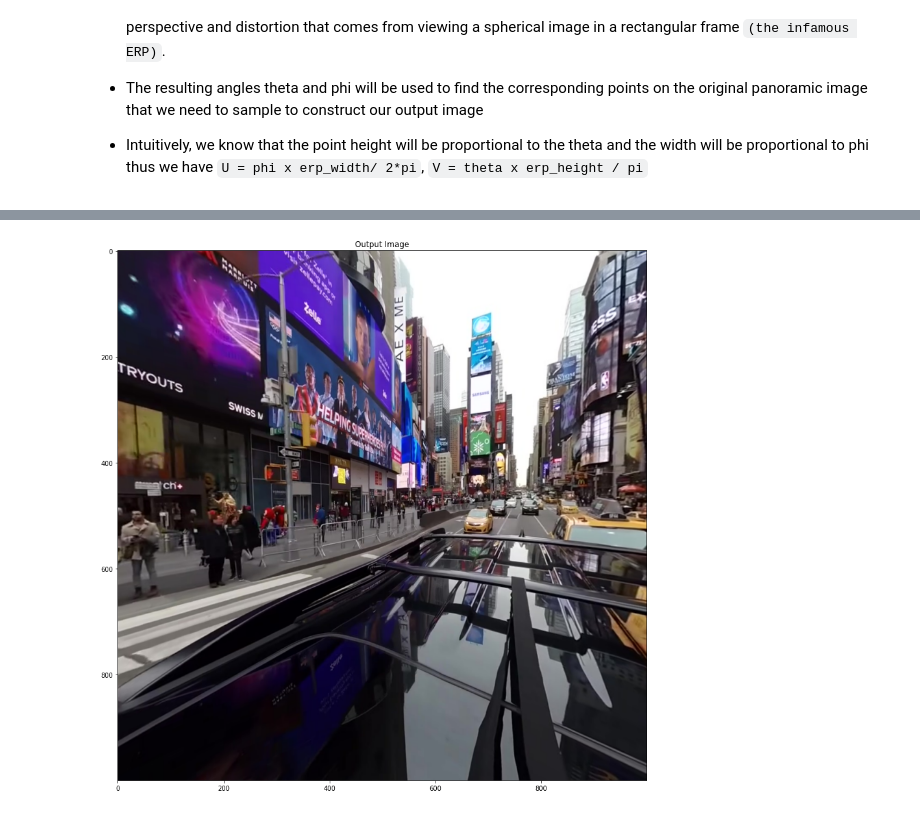
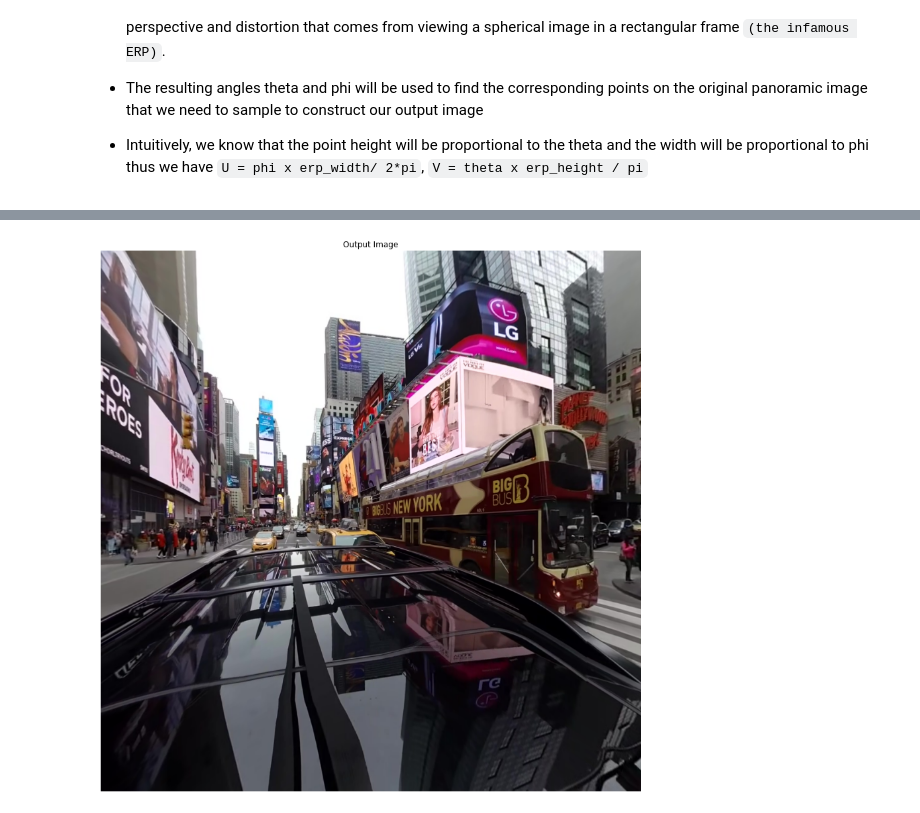
Before and after one commit to Aarsh2001/OmniTrack, a Jupyter notebook: scripts/pano_to_plane.ipynb, the cells around one changed output, grey strips where cells are left out. Cells and saved outputs as stored; diff of their text form; code cells hidden in the pictures.

Commit message:
master's thesis combined code

```diff
--- a/scripts/pano_to_plane.ipynb
+++ b/scripts/pano_to_plane.ipynb
@@ -164,8 +210,8 @@ class TangentialProjector:
 
 
 # Usage example
-bbox_coords = [35, 750,  250, 500]
-erp_image_path = '/Users/aarsh/Desktop/CGVI/Thesis/Data/Test_3840x1920/0018/image/000580.jpg'
+bbox_coords = [40, 750,  569, 434]
+erp_image_path = '/Users/aarsh/Desktop/CGVI/Thesis/Data/Test_3840x1920/0018/image/000602.jpg'
 erp_image = cv2.cvtColor(cv2.imread(erp_image_path), cv2.COLOR_BGR2RGB)
 height, width, _ = erp_image.shape
 erp_with_bbox = draw_bbox(erp_image, bbox_coords, thickness=5)
@@ -180,14 +226,14 @@ if proximity_dict:
 
 
 # Create the PanoramaProjector object
-projector = TangentialProjector(erp_image, bbox_coords, FOV=90, direction=direction)
+projector = TangentialProjector(erp_image, bbox_coords, FOV=110, direction=direction)
 
 start = time.time()
 # Generate the plane image from the panorama
 output_image = projector.project()
 
 # Example bounding box coordinates detected in the Tangential Projection Crop
-x, y, w, h = [100, 200, 500, 200]  # Example coordinates (x, y, w, h)
+x, y, w, h = [100, 20, 500, 500]  # Example coordinates (x, y, w, h)
 
 # u_coords, v_coords = np.meshgrid(np.arange(x, x + w + 1), np.arange(y, y + h + 1))
 # plane_coords = np.vstack((u_coords.ravel(), v_coords.ravel())).T
@@ -205,73 +251,35 @@ pano_coords = projector.inverse_project(corners)
 pano_coords_min = np.min(pano_coords, axis=0)
 pano_coords_max = np.max(pano_coords, axis=0)
 
-wrap_case=False
-if pano_coords_max[0] - pano_coords_min[0] > width//2:
-    wrap_case = True
 
-if wrap_case:
-    box_1 = [0, pano_coords_min[1], pano_coords_min[0], pano_coords_max[1] - pano_coords_min[1]]
-    box_2 = [pano_coords_max[0], pano_coords_max[1], width - pano_coords_max[0], pano_coords_min[1] - pano_coords_max[1]]
-    erp_remapped_with_bbox = draw_bbox(erp_remapped, clip_box(box_1, (height, width)), thickness=10)
-    erp_remapped_with_bbox = draw_bbox(erp_remapped_with_bbox, box_2, thickness=10)
-
-
-
-# Plot the ERP image
-# plt.figure(figsize=(15, 15))
-# plt.imshow(erp_image)
-# plt.scatter(pano_coords[:, 0], pano_coords[:, 1], color='red', s=100, marker='x')
-# plt.title('ERP with Corners Marked')
-# plt.show()
-
-
-
-# # Convert coordinates to integers
-
-# # Find the min and max coordinates for the bounding box in the ERP
-
-
-# print(pano_coords_max)
-# threshold = 10
-# wrap_case = False
-# if pano_coords_min[0] < threshold and pano_coords_max[0] > (width - threshold):
-#     wrap_case = True
-
-
-# if wrap_case:
-#     predictions_on_erp_1 = [threshold - pano_coords_min[0], pano_coords_min[1], pano_coords_min[0] , pano_coords_max[1] - pano_coords_min[1]]
-#     predictions_on_erp_2 = [pano_coords_max[0], pano_coords_min[1], width - pano_coords_max[0], pano_coords_max[1] - pano_coords_min[1]]
-#     print(predictions_on_erp_1, predictions_on_erp_2)
-#     erp_remapped_with_bbox = draw_bbox(erp_remapped, predictions_on_erp_1, thickness=10)
-#     erp_remapped_with_bbox = draw_bbox(erp_remapped_with_bbox, predictions_on_erp_2, thickness=10)
-
-
-
-# # predictions_on_erp = [pano_coords_min[0], pano_coords_min[1], pano_coords_max[0] - pano_coords_min[0], pano_coords_max[1] - pano_coords_min[1]]
-# # erp_remapped_with_bbox = draw_bbox(erp_image, predictions_on_erp, thickness=10)
-# end = time.time()
-# # print(f"The projection and its inverse took {end-start:.2f} seconds to complete.")
+predictions_on_erp = [pano_coords_min[0], pano_coords_min[1], pano_coords_max[0] - pano_coords_min[0], pano_coords_max[1] - pano_coords_min[1]]
+erp_remapped_with_bbox = draw_bbox(erp_image, predictions_on_erp, thickness=10)
+end = time.time()
+print(f"The projection and its inverse took {end-start:.2f} seconds to complete.")
 
 plt.figure(figsize=(15, 15))
 plt.imshow(erp_with_bbox)
-plt.title('ERP with Mapped Bounding Box')
+plt.title('Search Frame with (t-1) prediction')
 plt.show()
+
+
 
 plt.figure(figsize=(15, 15))
 plt.imshow(output_image)
 plt.title('Output Image')
+plt.axis('off')
 plt.show()
 
 
-# plt.figure(figsize=(15, 15))
-# plt.imshow(draw_bbox(output_image, [x, y, w, h], thickness=2))
-# plt.title('Output Image')
-# plt.show()
+plt.figure(figsize=(15, 15))
+plt.imshow(draw_bbox(output_image, [x, y, w, h], thickness=2))
+plt.title('Output Image')
+plt.show()
 
-# plt.figure(figsize=(15, 15))
-# plt.imshow(erp_remapped_with_bbox)
-# plt.title('Output Image')
-# plt.axis('off')
-# plt.show()
+plt.figure(figsize=(15, 15))
+plt.imshow(erp_remapped_with_bbox)
+plt.title('Output Image')
+plt.axis('off')
+plt.show()
 # %% [output]
 left
@@ -279 +288 @@ left
-[figure, old version]
+[figure, new version]
```
Also changed, not shown: parts of 4 cells of this notebook, 10 other files.
